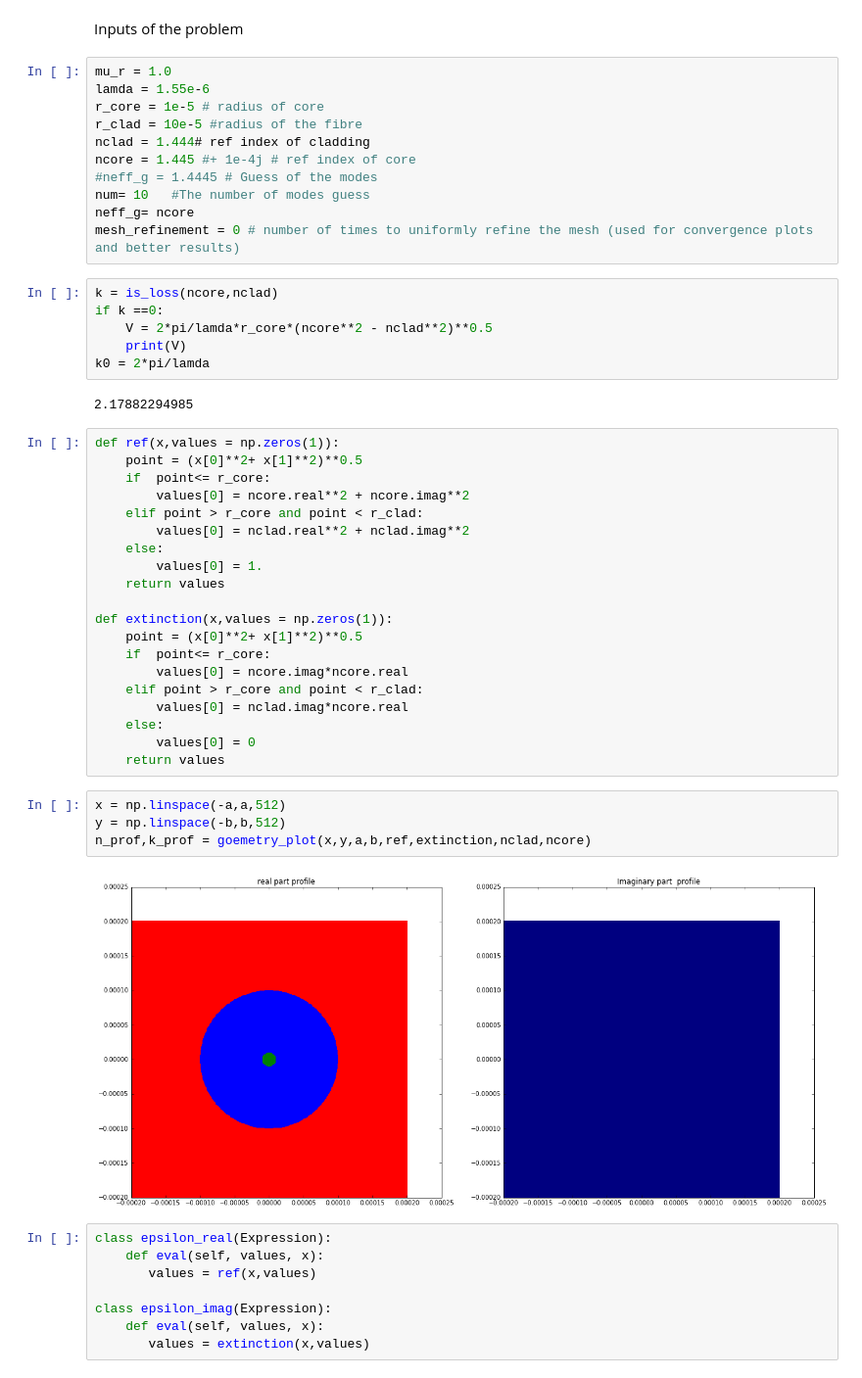
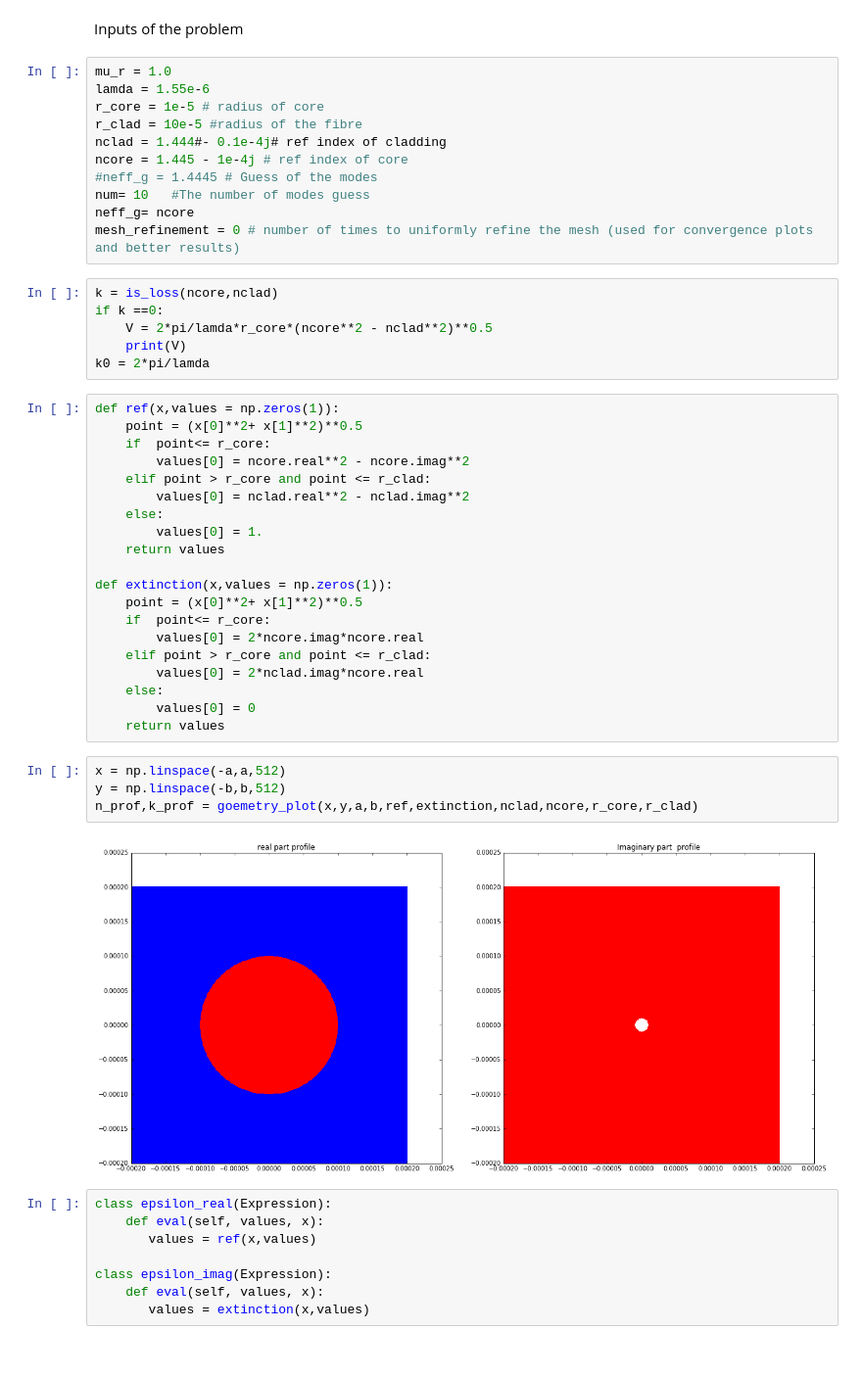
Before and after one commit to ibegleris/WaFEl, a Jupyter notebook: Dispersion_analysis.ipynb, the cells around one changed output. Shown at 98% size. Cells and saved outputs as stored; diff of their text form.

```diff
--- a/Dispersion_analysis.ipynb
+++ b/Dispersion_analysis.ipynb
@@ -95,8 +95,8 @@ mu_r = 1.0
 lamda = 1.55e-6
 r_core = 1e-5 # radius of core
 r_clad = 10e-5 #radius of the fibre
-nclad = 1.444# ref index of cladding
-ncore = 1.445 #+ 1e-4j # ref index of core
+nclad = 1.444#- 0.1e-4j# ref index of cladding
+ncore = 1.445 - 1e-4j # ref index of core
 #neff_g = 1.4445 # Guess of the modes
 num= 10   #The number of modes guess
 neff_g= ncore
@@ -107,15 +107,13 @@ if k ==0:
     V = 2*pi/lamda*r_core*(ncore**2 - nclad**2)**0.5
     print(V)
 k0 = 2*pi/lamda
-# %% [output]
-2.17882294985
 # %%
 def ref(x,values = np.zeros(1)):
     point = (x[0]**2+ x[1]**2)**0.5
     if  point<= r_core:
-        values[0] = ncore.real**2 + ncore.imag**2
-    elif point > r_core and point < r_clad:
-        values[0] = nclad.real**2 + nclad.imag**2
+        values[0] = ncore.real**2 - ncore.imag**2
+    elif point > r_core and point <= r_clad:
+        values[0] = nclad.real**2 - nclad.imag**2
     else:
         values[0] = 1.
     return values
@@ -123,18 +121,18 @@ def ref(x,values = np.zeros(1)):
 def extinction(x,values = np.zeros(1)):
     point = (x[0]**2+ x[1]**2)**0.5
     if  point<= r_core:
-        values[0] = ncore.imag*ncore.real
-    elif point > r_core and point < r_clad:
-        values[0] = nclad.imag*ncore.real
+        values[0] = 2*ncore.imag*ncore.real
+    elif point > r_core and point <= r_clad:
+        values[0] = 2*nclad.imag*ncore.real
     else:
         values[0] = 0
     return values
 # %%
 x = np.linspace(-a,a,512)
 y = np.linspace(-b,b,512)
-n_prof,k_prof = goemetry_plot(x,y,a,b,ref,extinction,nclad,ncore)
+n_prof,k_prof = goemetry_plot(x,y,a,b,ref,extinction,nclad,ncore,r_core,r_clad)
 # %% [output]
-[figure, old version]
+[figure, new version]
 # %%
 class epsilon_real(Expression):
     def eval(self, values, x):
```
Also changed, not shown: parts of 34 cells of this notebook, 11 other files.
